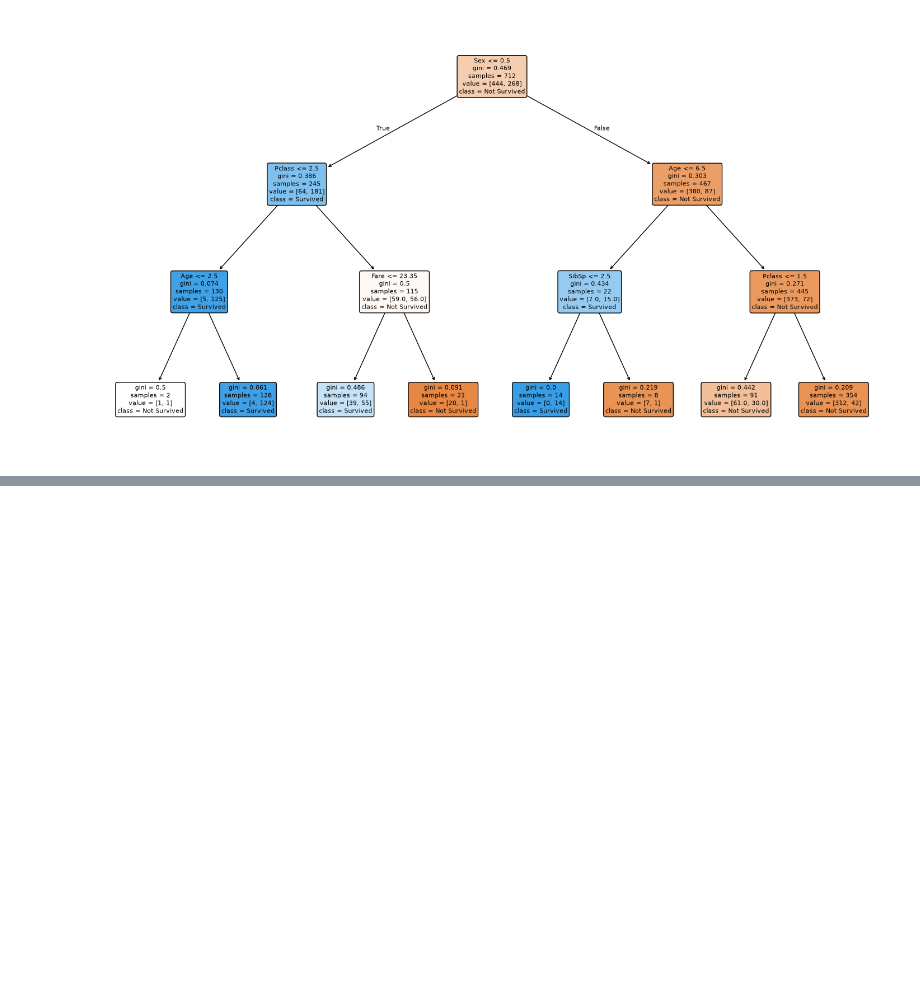
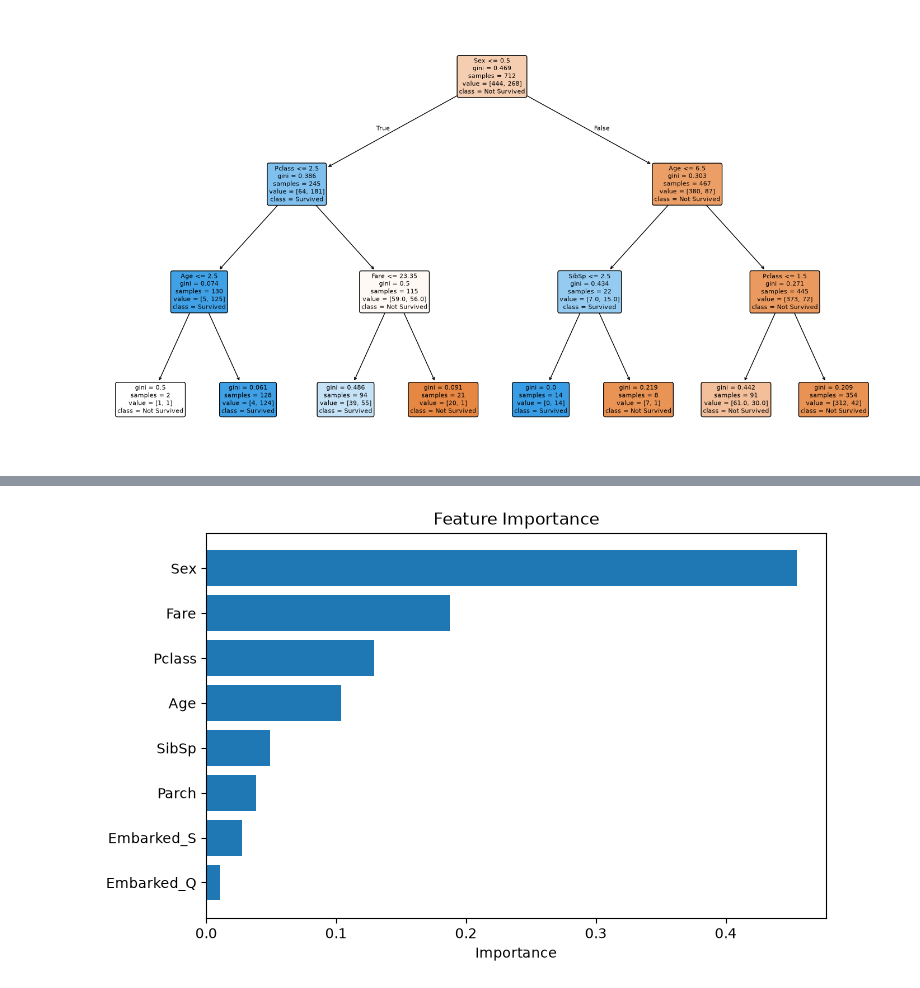
Before and after one commit to nehabhadauria25/titanic_project, a Jupyter notebook: notebooks/titanic_analysis.ipynb, the cells around one changed output, grey strips where cells are left out. Cells and saved outputs as stored; diff of their text form; code cells hidden in the pictures; blank space fills up the shorter version.

Commit message:
Implemented Random Forest classifier and feature importance analysis

```diff
--- a/notebooks/titanic_analysis.ipynb
+++ b/notebooks/titanic_analysis.ipynb
@@ -322,3 +322,12 @@ plot_tree(
 plt.show()
 # %% [output]
 [figure]
+# %%
+from sklearn.ensemble import RandomForestClassifier
+rf = RandomForestClassifier(random_state=42)
+rf.fit(X_train, y_train)
+y_pred_rf = rf.predict(X_test)
+accuracy_rf = accuracy_score(y_test, y_pred_rf)
+print("Random Forest Accuracy:", accuracy_rf)
+cm = confusion_matrix(y_test, y_pred_rf)
+print(cm)
@@ -324,0 +338,11 @@ plt.show()
+# %%
+rf = RandomForestClassifier(
+    n_estimators=100,
+    max_depth=5,
+    random_state=42
+)
+rf.fit(X_train, y_train)
+y_pred_rf = rf.predict(X_test)
+print("Accuracy:", accuracy_score(y_test, y_pred_rf))
+print(confusion_matrix(y_test, y_pred_rf))
+print(classification_report(y_test, y_pred_rf))
@@ -324,0 +361,11 @@ plt.show()
+# %%
+import pandas as pd
+
+importance = pd.DataFrame({
+    "Feature": X_train_dt.columns,
+    "Importance": rf.feature_importances_
+})
+
+importance = importance.sort_values(by="Importance", ascending=False)
+
+print(importance)
@@ -324,0 +382,10 @@ plt.show()
+# %%
+import matplotlib.pyplot as plt
+plt.figure(figsize=(8,5))
+plt.barh(importance["Feature"], importance["Importance"])
+plt.xlabel("Importance")
+plt.title("Feature Importance")
+plt.gca().invert_yaxis()
+plt.show()
+# %% [output]
+[figure, added]
```
Also changed, not shown: parts of 3 cells of this notebook.
